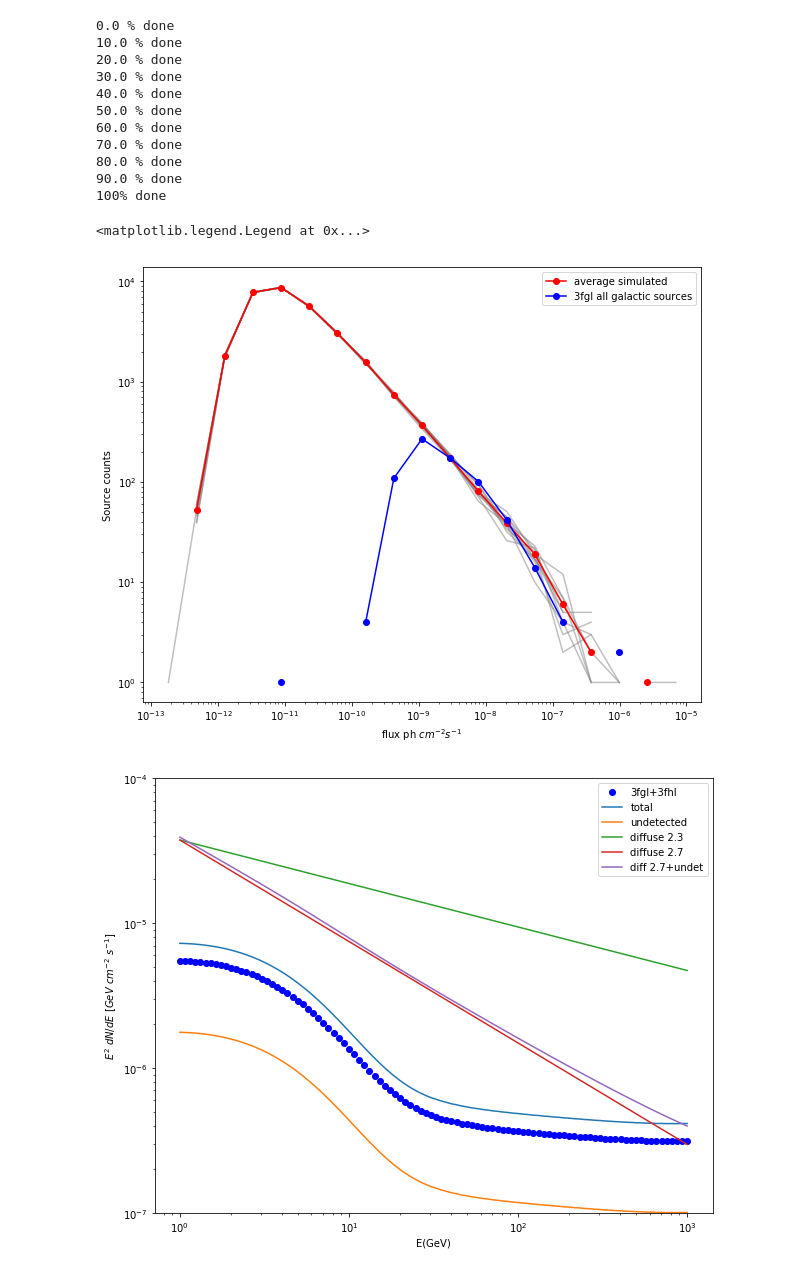
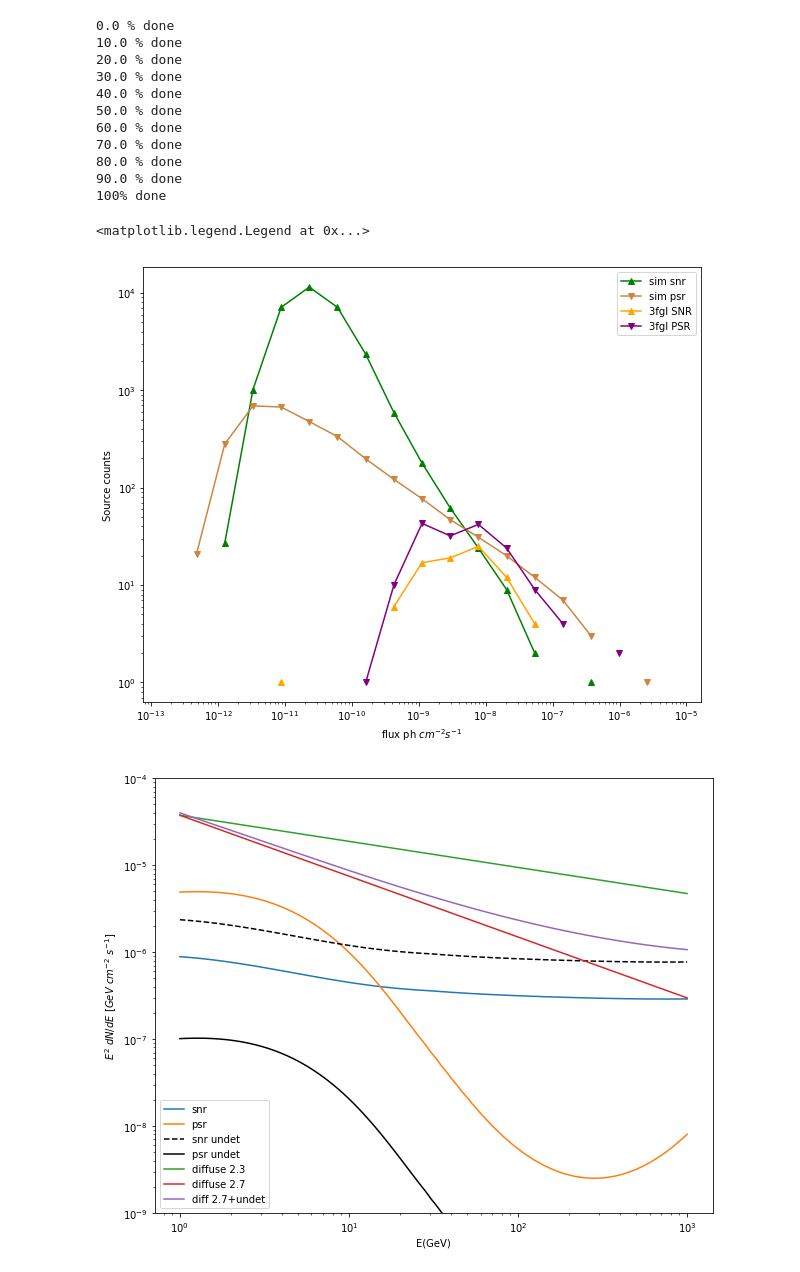
Before and after one commit to martp91/y-rays-UPS, a Jupyter notebook: sim_gamma_sources.ipynb, the cells around one changed output. Saved outputs shown, nothing was run; the diff lists cells and outputs as text; code cells hidden in the pictures.

```diff
--- a/sim_gamma_sources.ipynb
+++ b/sim_gamma_sources.ipynb
@@ -262,22 +262,26 @@ fig.colorbar(im,orientation='horizontal',shrink=0.5)
 # %%
 #Runs simulation Nsmpl times with N=n.o. sources
 
-N =30000
+Nsnr = 30000
+Npsr = 3000
 #N2 = 150000
 Nsmpl = 10
-fluxes = np.zeros((Nsmpl,N))
+fluxes_snr = np.zeros((Nsmpl,Nsnr))
+fluxes_psr = np.zeros((Nsmpl,Npsr))
 #fluxes2 = np.zeros((Nsmpl,N2))
 fluxes_check = np.zeros(N)
 for i in range(Nsmpl):
     if i%(Nsmpl/10)==0:
         print 100*i/float(Nsmpl),"% done"
       #  print np.sum(fluxes_check)/i
-    fluxes[i,:]=np.sort(mc_smpl(1.8,N,3e34,1e39)[0])
-   # fluxes2[i,:] = np.sort(mc_smpl(2,N2,3e34,1e39))
-   # fluxes_check += mc_smpl(1.8,N,3e34,1e39)[0]
+    fluxes_snr[i,:]=(mc_smpl(1.8,Nsnr,1e35,1e36,alp_snr,bet_snr)[0])
+    fluxes_psr[i,:]=(mc_smpl(1.5,Npsr,2e34,2e39,alp,bet)[0])
 
 #Take average flux from sorted flux distribution
-ave_flux = np.average(fluxes,axis=0)
+sort_flux_snr = np.sort(fluxes_snr)
+sort_flux_psr = np.sort(fluxes_psr)
+ave_flux_snr = np.average(sort_flux_snr,axis=0)
+ave_flux_psr = np.average(sort_flux_psr,axis=0)
 #ave_flux2 = np.average(fluxes2,axis=0)
 #ave_flux = fluxes/Nsmpl
 print "100% done"
@@ -306,21 +310,28 @@ maxflux = np.log10(max(ave_flux))
 minflux,maxflux=-13,-5
 bins = np.logspace(minflux,maxflux,20)
 bins_mean = (bins[1:]+bins[:-1])/2.
-for i,flux in enumerate(fluxes):
-    mc_hist,mc_bins = np.histogram(flux,bins=bins)
-    ax2.loglog(bins_mean,mc_hist,alpha=0.5,color='grey')
+#for i,flux in enumerate(fluxes):
+#    mc_hist,mc_bins = np.histogram(flux,bins=bins)
+#    ax2.loglog(bins_mean,mc_hist,alpha=0.5,color='grey')
 
 mc_hist,mc_bins = np.histogram(ave_flux,bins=bins)
-ax2.loglog(bins_mean,mc_hist,marker='o',label='average simulated', color='red')
+#ax2.loglog(bins_mean,mc_hist,marker='o',label='average simulated', color='red')
+
+hist_snr = np.histogram(ave_flux_snr,bins=bins)[0]
+hist_psr = np.histogram(ave_flux_psr,bins=bins)[0]
+ax2.loglog(bins_mean,hist_snr,marker='^',label='sim snr', color='green')
+ax2.loglog(bins_mean,hist_psr,marker='v',label='sim psr', color='peru')
 
 if fgl:
    # hist_3fgl_hb, bins_3fgl = np.histogram(flux_3fgl[high_lat_mask_3fgl], bins=bins)
    # ax2.loglog(bins_mean,hist_3fgl_hb, marker='+',label='3fgl high lat')
     hist_3fgl, bins_3fgl = np.histogram(flux_3fgl, bins=bins)
-    ax2.loglog(bins_mean,hist_3fgl, marker='o',color='blue',label='3fgl all galactic sources')
+    #ax2.loglog(bins_mean,hist_3fgl, marker='o',color='blue',label='3fgl all galactic sources')
+    hist_3fgl_snr = np.histogram(flux_3fgl_snr,bins=bins)[0]
+    hist_3fgl_psr = np.histogram(flux_3fgl_psr,bins=bins)[0]
+    ax2.loglog(bins_mean,hist_3fgl_snr,marker='^', color='orange', label='3fgl SNR')
+    ax2.loglog(bins_mean,hist_3fgl_psr,marker='v', color='purple', label='3fgl PSR')
 
-#mc_hist2,mc_bins2 = np.histogram(ave_flux2,bins=np.logspace(minflux,maxflux,20))
-#plt.loglog(mc_bins,mc_hist2,marker='v', label='L_index=2. N=150000')
 
 ax2.set_xlabel(r'flux ph $cm^{-2} s^{-1}$')
 ax2.set_ylabel('Source counts')
@@ -331,7 +342,7 @@ ax2.legend()
 #f2.savefig('n_flux_allsky.pdf')
 # %% [output]
 <matplotlib.legend.Legend at 0x...>
-[figure, old version]
+[figure, new version]
 # %%
 #Get total diffuse spectra
 import open_dat
@@ -363,43 +374,59 @@ E3fgl = np.logspace(-1,2,100)
 E = np.logspace(0,3,100)
 fhl_fgl = np.zeros_like(E)
 mask_Efhl = Efhl>100
 mask_E = E>30
 
+if fgl and fhl:
+    total_spec_3fgl = np.sum(spec_3fgl_gal,axis=0)
+    total_spec_3fhl = np.sum(spec_3fhl_gal,axis=0)
 
-if fgl and fhl:
-    total_spec_3fgl = np.sum(spec_3fgl,axis=0)
-    total_spec_3fhl = np.sum(spec_3fhl,axis=0)
+    #Interpolate spec from 1-1000 GeV
 
     intp_3fgl = np.interp(E,E3fgl,total_spec_3fgl)
     intp_3fhl = np.interp(E,Efhl,total_spec_3fhl)
+    intp_3fgl_snr = np.interp(E,E3fgl,spec_3fgl_snr)
+    intp_3fgl_psr = np.interp(E,E3fgl,spec_3fgl_psr)
+    intp_3fhl_snr = np.interp(E,Efhl, spec_3fhl_snr)
+    intp_3fhl_psr = np.interp(E,Efhl, spec_3fhl_psr)
     intp_3fgl[mask_E]=intp_3fhl[mask_E]
+    intp_3fgl_snr[mask_E] = intp_3fhl_snr[mask_E]*0.83
+    intp_3fgl_psr[mask_E] = intp_3fhl_psr[mask_E]
+
+    plt.loglog(E,E**2*intp_3fgl_snr, label='snr')
+    plt.loglog(E,E**2*intp_3fgl_psr,label='psr')
 
     intp_3fgl_normed = intp_3fgl/np.max(intp_3fgl)
+    intp_3fgl_snr_normed = intp_3fgl_snr/np.max(intp_3fgl_snr)
+    intp_3fgl_psr_normed = intp_3fgl_psr/np.max(intp_3fgl_psr)
     intp_3fgl = np.sum(flux_3fgl)*intp_3fgl_normed
     spec_sim = np.sum(ave_flux)*intp_3fgl_normed
+    spec_sim_snr = np.sum(ave_flux_snr[ave_flux_snr<=fermi_thres])*intp_3fgl_snr_normed
+    spec_sim_psr = np.sum(ave_flux_psr[ave_flux_psr<=fermi_thres])*intp_3fgl_psr_normed
     #spec_sim_detected = total_flux_det*intp_3fgl_normed
     spec_sim_undet = spec_sim-intp_3fgl
     #spec_sim2 = np.sum(ave_flux2)*intp_3fgl_normed
-
+    total_undet = spec_sim_snr+spec_sim_psr
     #plt.loglog(E,E**2*spec_sim2,'k--',label='2')
-    plt.loglog(E,E**2*intp_3fgl,'bo',label='3fgl+3fhl')
-    plt.loglog(E,E**2*spec_sim,label='total')
+    #plt.loglog(E,E**2*intp_3fgl,'bo',label='3fgl+3fhl')
+    plt.loglog(E,E**2*spec_sim_snr,'k--',label='snr undet')
+    plt.loglog(E,E**2*spec_sim_psr, 'k-', label='psr undet')
+    #plt.loglog(E,E**2*spec_sim,label='total')
     #plt.loglog(E,E**2*spec_sim_detected,label='detected')
-    plt.loglog(E,E**2*spec_sim_undet,label='undetected')
+    #plt.loglog(E,E**2*spec_sim_undet,label='undetected')
     if diff:
         diff_flux_1GeV = total_gas_spec[0]
         diffuse = diff_flux_1GeV*E**-2.7
         diffuse2 = diff_flux_1GeV*E**-2.3
         plt.loglog(E,E**2*diffuse2,label='diffuse 2.3')
         plt.loglog(E,E**2*diffuse,label='diffuse 2.7')
-        plt.loglog(E,E**2*(diffuse+spec_sim_undet),label='diff 2.7+undet')
+        plt.loglog(E,E**2*(diffuse+total_undet),label='diff 2.7+undet')
     plt.xlabel("E(GeV)")
     plt.ylabel(r"$E^2 \ dN/dE \ [GeV \ cm^{-2} \ s^{-1}]$")
     #plt.xlim([0.1,1e3])
-    plt.ylim([1e-7,1e-4])
+    plt.ylim([1e-9,1e-4])
     plt.legend()
 # %% [output]
-[figure, old version]
+[figure, new version]
 # %%
 #Estimate contribution of flux from undetected sources
 
```
Also changed, not shown: parts of 5 cells of this notebook.
